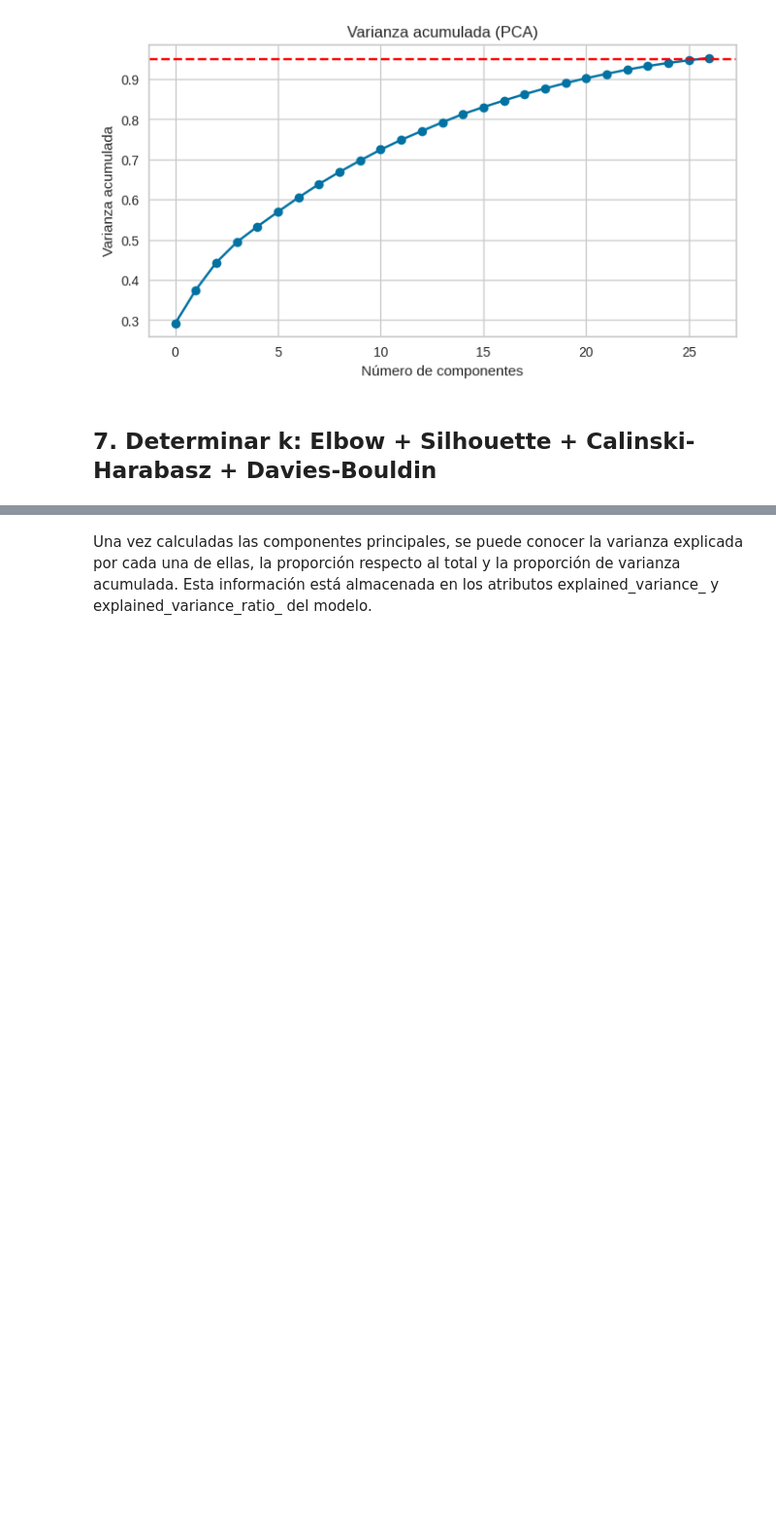
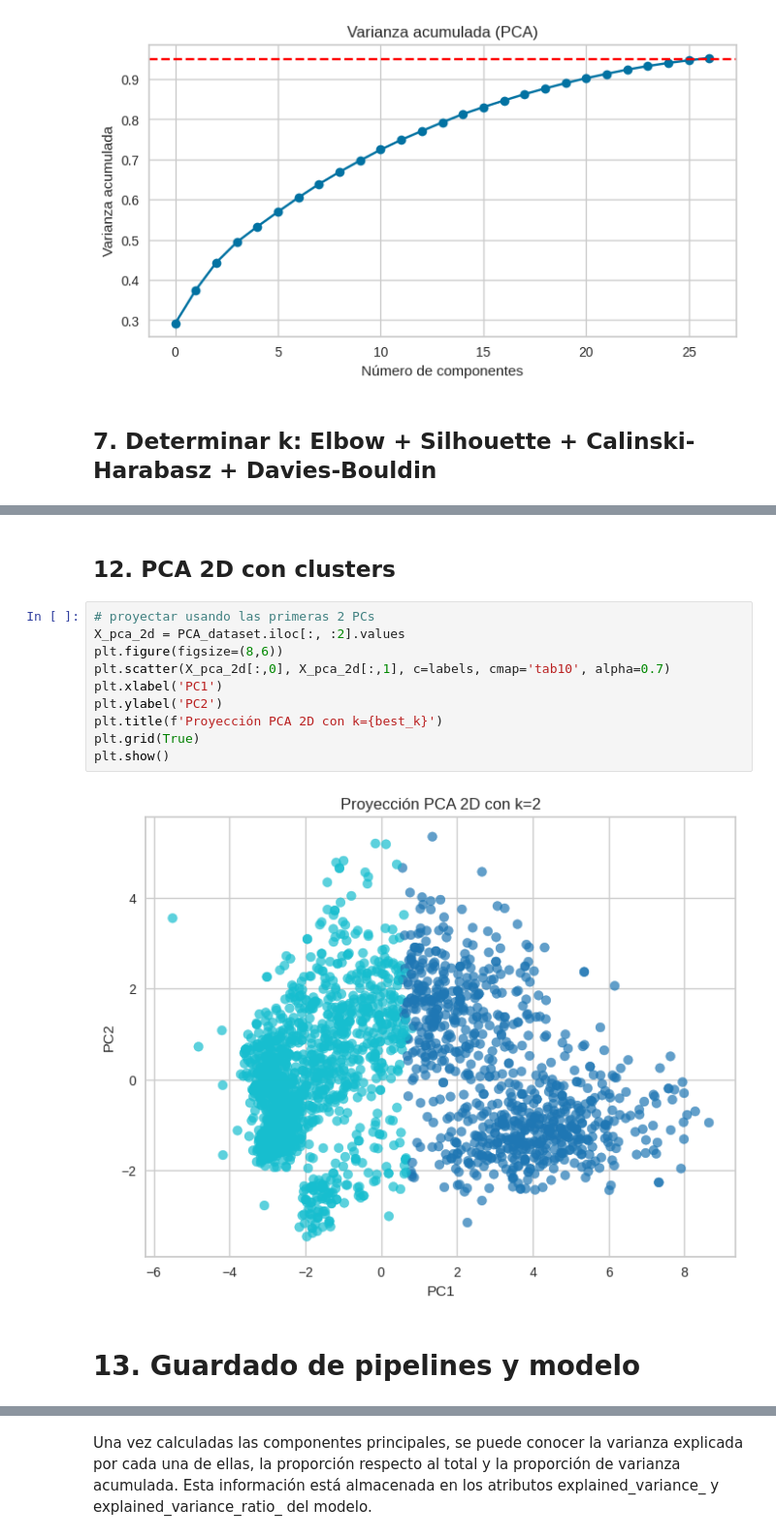
Before and after one commit to xbadiam/Marketing_Campaign, a Jupyter notebook: notebooks/MarketingCampaign.ipynb, the cells around one changed output, grey strips where cells are left out. Shown at 97% size. Drawn from its saved outputs; the diff is of its cells as text; blank space fills up the shorter version.

```diff
--- a/notebooks/MarketingCampaign.ipynb
+++ b/notebooks/MarketingCampaign.ipynb
@@ -301,0 +375,16 @@ plt.show()
+# %% [markdown]
+## 12. PCA 2D con clusters
+# %%
+# proyectar usando las primeras 2 PCs
+X_pca_2d = PCA_dataset.iloc[:, :2].values
+plt.figure(figsize=(8,6))
+plt.scatter(X_pca_2d[:,0], X_pca_2d[:,1], c=labels, cmap='tab10', alpha=0.7)
+plt.xlabel('PC1')
+plt.ylabel('PC2')
+plt.title(f'Proyección PCA 2D con k={best_k}')
+plt.grid(True)
+plt.show()
+# %% [output]
+[figure, added]
+# %% [markdown]
+# 13. Guardado de pipelines y modelo
```
Also changed, not shown: parts of 33 cells of this notebook.
